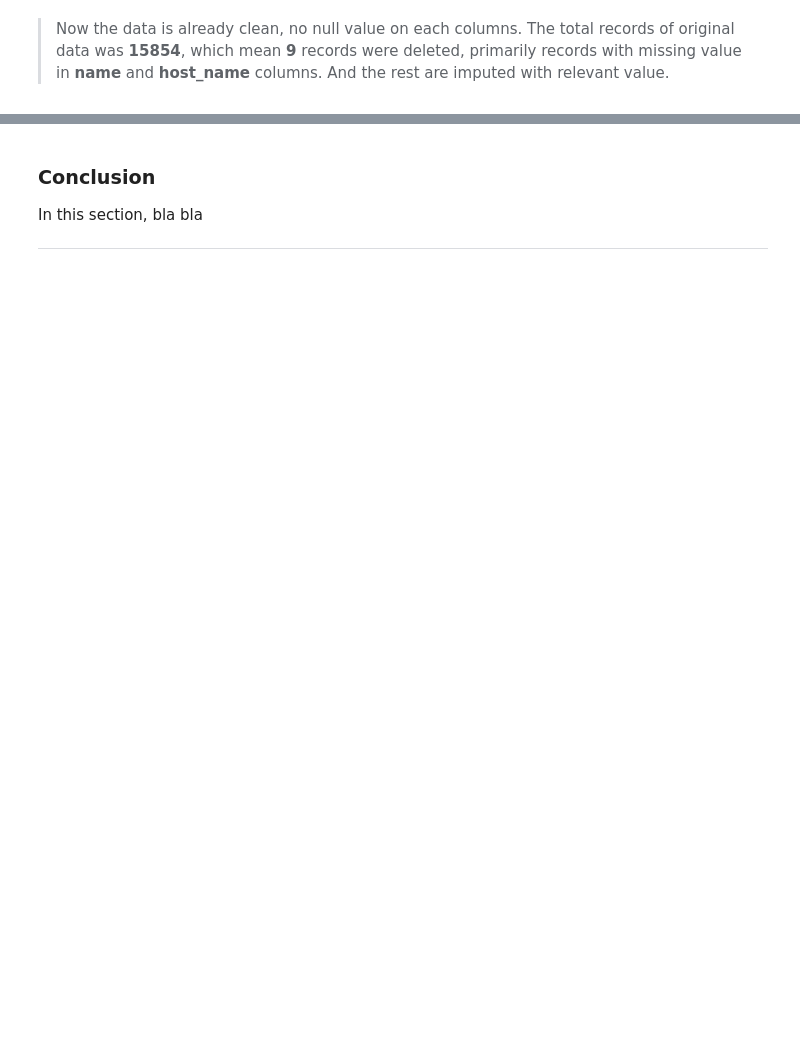
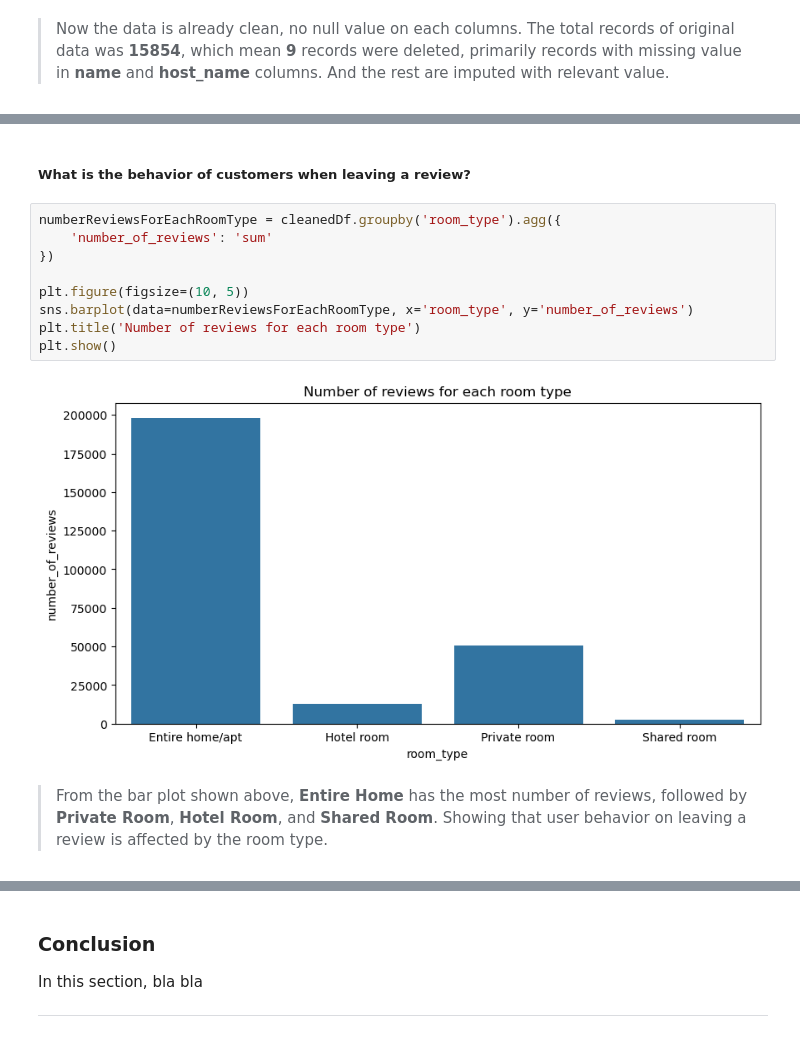
Before and after one commit to seanka/Python-AirBnB-DataAnalysis, a Jupyter notebook: CapstoneProject2.ipynb, the cells around one changed output, grey strips where cells are left out. Drawn from its saved outputs; the diff is of its cells as text; blank space fills up the shorter version.

```diff
--- a/CapstoneProject2.ipynb
+++ b/CapstoneProject2.ipynb
@@ -260,0 +453,15 @@ In this section, bla bla
+# %% [markdown]
+##### What is the behavior of customers when leaving a review?
+# %%
+numberReviewsForEachRoomType = cleanedDf.groupby('room_type').agg({
+    'number_of_reviews': 'sum'
+})
+
+plt.figure(figsize=(10, 5))
+sns.barplot(data=numberReviewsForEachRoomType, x='room_type', y='number_of_reviews')
+plt.title('Number of reviews for each room type')
+plt.show()
+# %% [output]
+[figure, added]
+# %% [markdown]
+>From the bar plot shown above, **Entire Home** has the most number of reviews, followed by **Private Room**, **Hotel Room**, and **Shared Room**. Showing that user behavior on leaving a review is affected by the room type.
```
Also changed, not shown: parts of 53 cells of this notebook, 3 other files.
